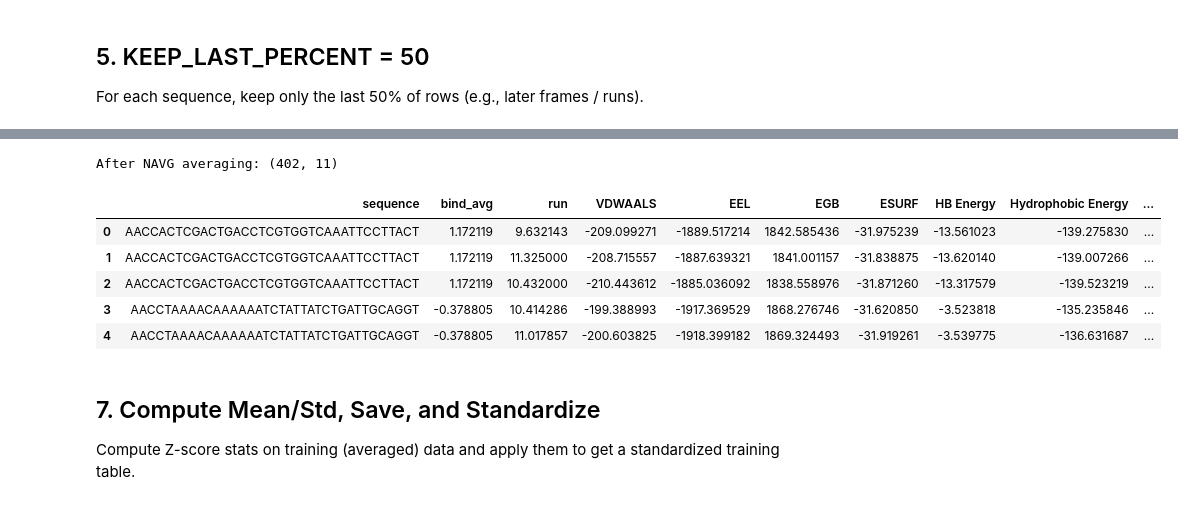
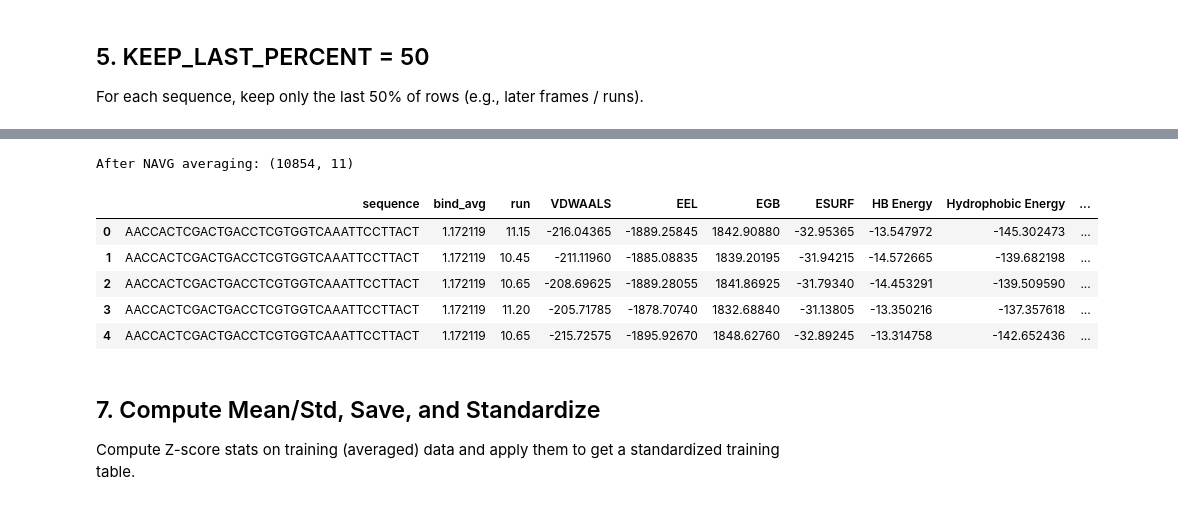
Before and after one commit to Nakshatra120/ML-Protein-DNA-Binding-Affinity, a Jupyter notebook: tutorial notebooks/SVM/reg_SVM_tutorial.ipynb, the cells around one changed output, grey strips where cells are left out. Saved outputs shown, nothing was run; the diff lists cells and outputs as text; code cells hidden in the pictures.

```diff
--- a/tutorial notebooks/SVM/reg_SVM_tutorial.ipynb
+++ b/tutorial notebooks/SVM/reg_SVM_tutorial.ipynb
@@ -53,7 +61,7 @@ id_col    = "sequence"
 label_col = "bind_avg"
 
 # --- Experimental data ---
-df_exp = pd.read_csv("exp_data_all.csv")
+df_exp = pd.read_csv("../Data/exp_data_all.csv")
 ref_data = df_exp[[id_col, label_col]].copy()
 print("Experimental data:", ref_data.shape)
 display(ref_data.head())
@@ -65,20 +73,6 @@ usecols = [
     "HB Energy", "Hydrophobic Energy", "Pi-Pi Energy",
     "Delta_Entropy"
 ]
-
-df_md = pd.read_csv("rawdat.csv", usecols=usecols)
-feature_data = df_md.copy()
-print("Feature data:", feature_data.shape)
-display(feature_data.head())
-
-# --- Merge on sequence ---
-df_merged = pd.merge(feature_data, ref_data, on=id_col, how="inner")
-print("Merged data:", df_merged.shape)
-display(df_merged.head())
-
-# Shuffle merged rows
-df_merged = df_merged.sample(frac=1.0, random_state=random_state).reset_index(drop=True)
-print("Merged (shuffled):", df_merged.shape)
 # %% [output]
 Experimental data: (168, 2)
 |  | sequence | bind_avg |
@@ -104,0 +84,5 @@ Merged (shuffled): (272160, 11)
+# %%
+df_md = pd.read_csv("../Data/rawdat.csv", usecols=usecols)
+feature_data = df_md.copy()
+print("Feature data:", feature_data.shape)
+display(feature_data.head())
@@ -135,7 +146,7 @@ Test  shape: (55080, 11)
 
 For each sequence, keep only the last 50% of rows (e.g., later frames / runs).
 # %%
-KEEP_LAST_PERCENT = 50  # from hyperparameter search
+KEEP_LAST_PERCENT = 100  # from hyperparameter search
 
 df_sorted = df_train.copy()
 
@@ -168,5 +174,5 @@ Each chunk → one "mutant-level" row.
 # %%
-NAVG = 280  # from hyperparameter search
+NAVG = 20  # from hyperparameter search
 
 def average_features_for_sequence(
     df: pd.DataFrame,
@@ -203,39 +209,39 @@ def average_features_for_sequence(
 
     return pd.DataFrame(chunks)
 
 def average_features_for_mutants(
     df: pd.DataFrame,
     navg: int,
     id_col: str,
     label_col: str,
     random_state: int
 ) -> pd.DataFrame:
     all_chunks = []
     for seq, group in df.groupby(id_col):
         chunk_df = average_features_for_sequence(group, navg, id_col, label_col, random_state)
         all_chunks.append(chunk_df)
     if not all_chunks:
         return pd.DataFrame(columns=df.columns)
     return pd.concat(all_chunks, ignore_index=True)
 
 df_train_avg = average_features_for_mutants(
     df_train,
     navg=NAVG,
     id_col=id_col,
     label_col=label_col,
     random_state=random_state
 )
 
 print("After NAVG averaging:", df_train_avg.shape)
 display(df_train_avg.head())
 # %% [output]
-After NAVG averaging: (402, 11)
+After NAVG averaging: (10854, 11)
 |  | sequence | bind_avg | run | VDWAALS | EEL | EGB | ESURF | HB Energy | Hydrophobic Energy | ... |
-| 0 | AACCACTCGACTGACCTCGTGGTCAAATTCCTTACT | 1.172119 | 9.632143 | -209.099271 | -1889.517214 | 1842.585436 | -31.975239 | -13.561023 | -139.275830 | ... |
-| 1 | AACCACTCGACTGACCTCGTGGTCAAATTCCTTACT | 1.172119 | 11.325000 | -208.715557 | -1887.639321 | 1841.001157 | -31.838875 | -13.620140 | -139.007266 | ... |
-| 2 | AACCACTCGACTGACCTCGTGGTCAAATTCCTTACT | 1.172119 | 10.432000 | -210.443612 | -1885.036092 | 1838.558976 | -31.871260 | -13.317579 | -139.523219 | ... |
-| 3 | AACCTAAAACAAAAAATCTATTATCTGATTGCAGGT | -0.378805 | 10.414286 | -199.388993 | -1917.369529 | 1868.276746 | -31.620850 | -3.523818 | -135.235846 | ... |
-| 4 | AACCTAAAACAAAAAATCTATTATCTGATTGCAGGT | -0.378805 | 11.017857 | -200.603825 | -1918.399182 | 1869.324493 | -31.919261 | -3.539775 | -136.631687 | ... |
+| 0 | AACCACTCGACTGACCTCGTGGTCAAATTCCTTACT | 1.172119 | 11.15 | -216.04365 | -1889.25845 | 1842.90880 | -32.95365 | -13.547972 | -145.302473 | ... |
+| 1 | AACCACTCGACTGACCTCGTGGTCAAATTCCTTACT | 1.172119 | 10.45 | -211.11960 | -1885.08835 | 1839.20195 | -31.94215 | -14.572665 | -139.682198 | ... |
+| 2 | AACCACTCGACTGACCTCGTGGTCAAATTCCTTACT | 1.172119 | 10.65 | -208.69625 | -1889.28055 | 1841.86925 | -31.79340 | -14.453291 | -139.509590 | ... |
+| 3 | AACCACTCGACTGACCTCGTGGTCAAATTCCTTACT | 1.172119 | 11.20 | -205.71785 | -1878.70740 | 1832.68840 | -31.13805 | -13.350216 | -137.357618 | ... |
+| 4 | AACCACTCGACTGACCTCGTGGTCAAATTCCTTACT | 1.172119 | 10.65 | -215.72575 | -1895.92670 | 1848.62760 | -32.89245 | -13.314758 | -142.652436 | ... |
 # %% [markdown]
 ## 7. Compute Mean/Std, Save, and Standardize
 
```
Also changed, not shown: parts of 8 cells of this notebook.
